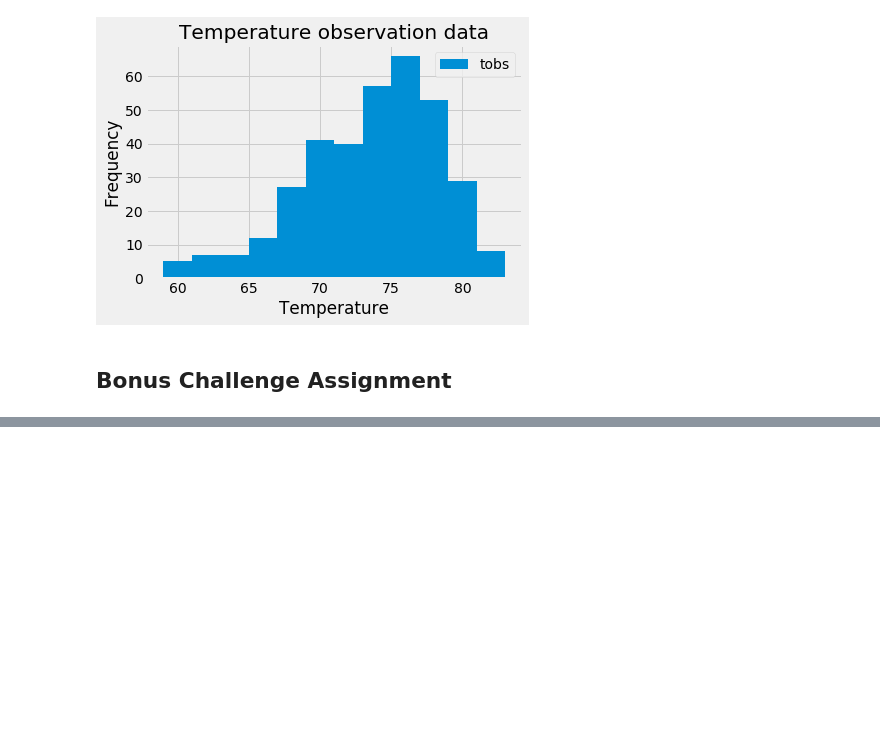
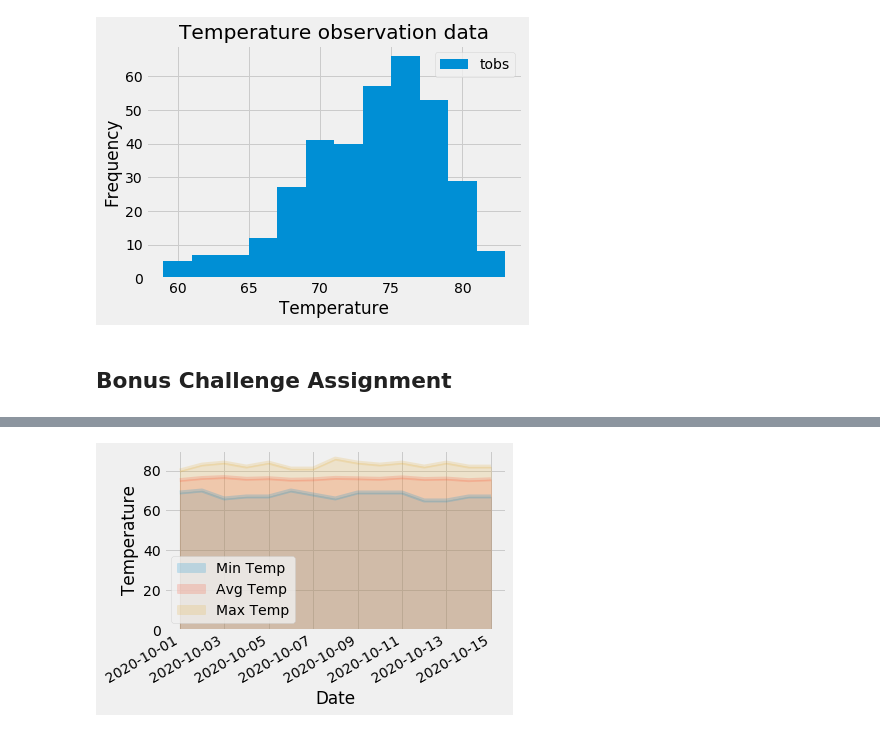
Before and after one commit to FarihaSiddiqui/sqlalchemy-challenge, a Jupyter notebook: climate_starter.ipynb, the cells around one changed output, grey strips where cells are left out. Cells and saved outputs as stored; diff of their text form; code cells hidden in the pictures; blank space fills up the shorter version.

```diff
--- a/climate_starter.ipynb
+++ b/climate_starter.ipynb
@@ -173,3 +225,24 @@ print(calc_temps('2012-02-28', '2012-03-05'))
 # %%
 # Calculate the total amount of rainfall per weather station for your trip dates using the previous year's matching dates.
 # Sort this in descending order by precipitation amount and list the station, name, latitude, longitude, and elevation
+
+trip_start_date = "2016-10-01"
+trip_end_date = "2016-10-15"
+
+sel = ([Station.station,
+        Station.name,
+        func.sum(Measurement.prcp),
+        Station.latitude,
+        Station.longitude,
+        Station.elevation
+       ])
+
+results = session.query(*sel).\
+            filter(Measurement.station == Station.station).\
+            filter(Measurement.date <= trip_end_date , Measurement.date >= trip_start_date).\
+            group_by(Measurement.station).\
+            order_by(func.sum(Measurement.prcp).desc()).\
+            all()
+results
+df_ = pd.DataFrame(results, columns=['Station','Name','Rainfall', 'Latitude', 'Longitude', 'Elevation'])
+df_
@@ -198,8 +282,14 @@ daily_normals("01-01")
 
 # Set the start and end date of the trip
 
+trip_start_date = "2020-10-01"
+trip_end_date = "2020-10-15"
+
 # Use the start and end date to create a range of dates
+mydates = pd.date_range(trip_start_date, trip_end_date)
 
 # Stip off the year and save a list of %m-%d strings
-
+mydates_md = mydates.strftime('%m-%d')
 # Loop through the list of %m-%d strings and calculate the normals for each date
+normals = [daily_normals(date) for date in mydates_md]
+normals
@@ -206,2 +312,7 @@ daily_normals("01-01")
 # %%
 # Load the previous query results into a Pandas DataFrame and add the `trip_dates` range as the `date` index
+tripNormals = [(normal[0]) for normal in normals]
+df_normal = pd.DataFrame(tripNormals, columns = ['Min Temp','Avg Temp','Max Temp'])
+df_normal['Date'] = mydates
+df_normal = df_normal.set_index('Date')
+df_normal
@@ -208,2 +337,8 @@ daily_normals("01-01")
 # %%
 # Plot the daily normals as an area plot with `stacked=False`
+df_normal.plot.area(stacked=False, alpha = 0.2, x_compat=True)
+plt.ylabel("Temperature")
+plt.tight_layout()
+plt.show()
+# %% [output]
+[figure, added]
```
Also changed, not shown: parts of 16 cells of this notebook.
